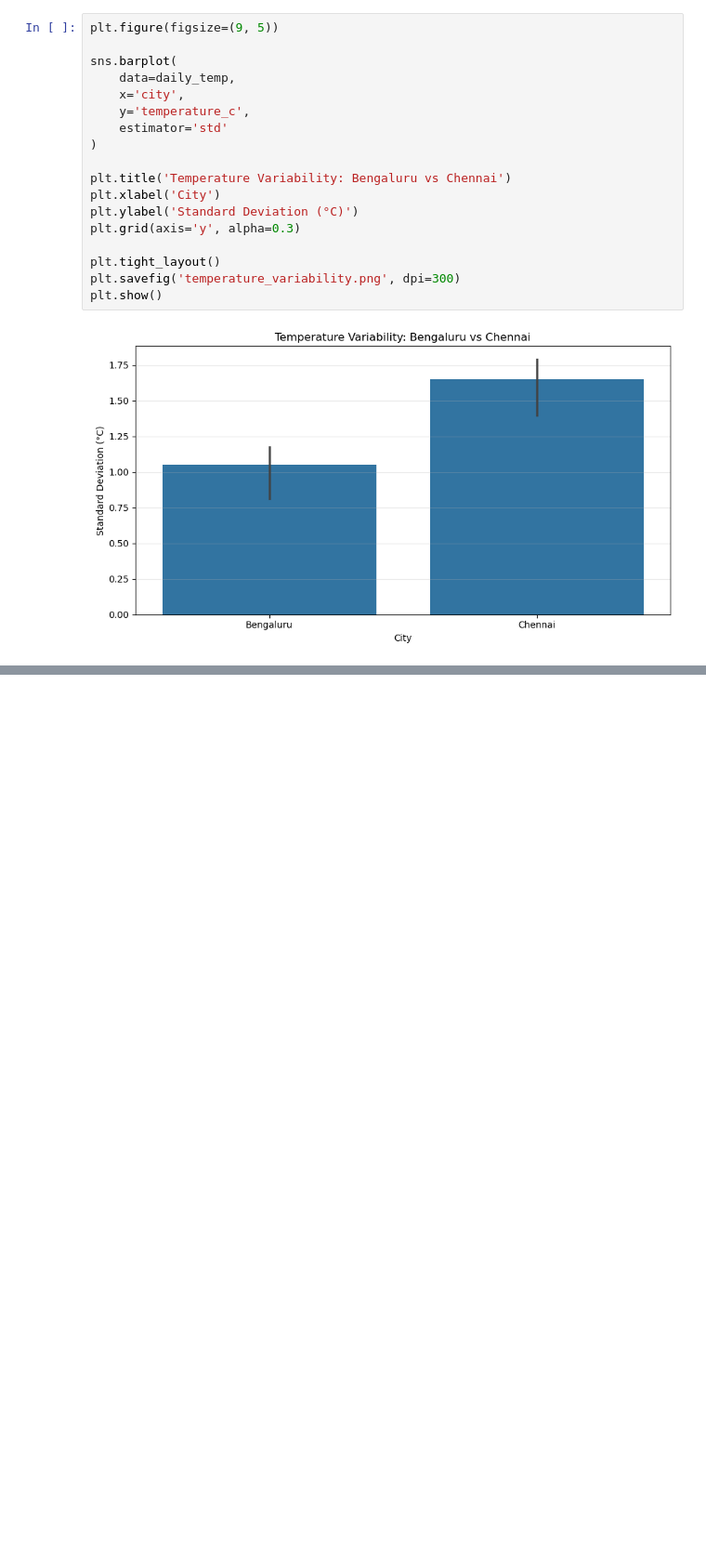
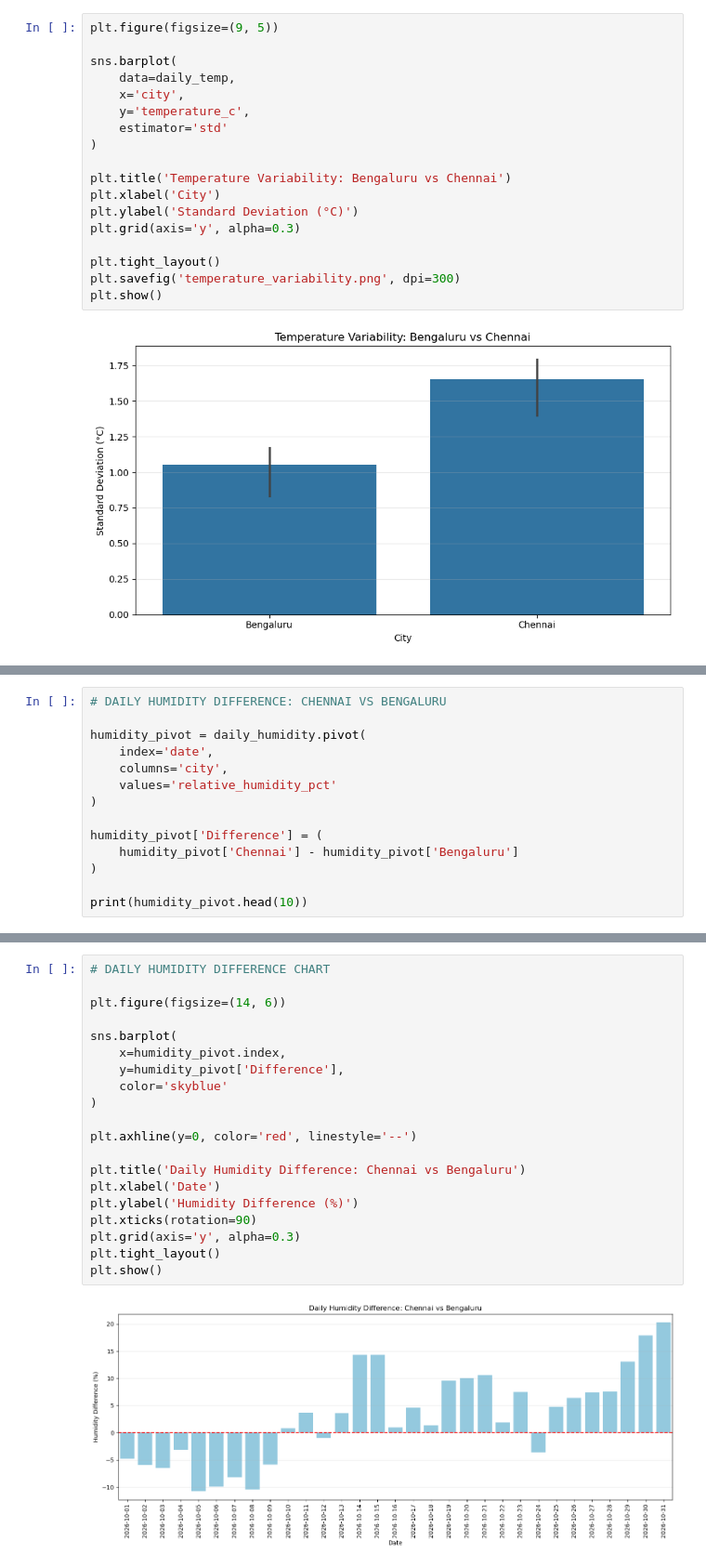
Before and after one commit to shabaz-syed/AtomSync-MicroClimate-Analaytics, a Jupyter notebook: Notebooks/01_data_understanding.ipynb, the cells around one changed output, grey strips where cells are left out. Shown at 93% size. Cells and saved outputs as stored; diff of their text form; blank space fills up the shorter version.

```diff
--- a/Notebooks/01_data_understanding.ipynb
+++ b/Notebooks/01_data_understanding.ipynb
@@ -1635,0 +1657,14 @@ plt.show()
+# %%
+# DAILY HUMIDITY DIFFERENCE: CHENNAI VS BENGALURU
+
+humidity_pivot = daily_humidity.pivot(
+    index='date',
+    columns='city',
+    values='relative_humidity_pct'
+)
+
+humidity_pivot['Difference'] = (
+    humidity_pivot['Chennai'] - humidity_pivot['Bengaluru']
+)
+
+print(humidity_pivot.head(10))
@@ -1635,0 +1684,22 @@ plt.show()
+# %%
+# DAILY HUMIDITY DIFFERENCE CHART
+
+plt.figure(figsize=(14, 6))
+
+sns.barplot(
+    x=humidity_pivot.index,
+    y=humidity_pivot['Difference'],
+    color='skyblue'
+)
+
+plt.axhline(y=0, color='red', linestyle='--')
+
+plt.title('Daily Humidity Difference: Chennai vs Bengaluru')
+plt.xlabel('Date')
+plt.ylabel('Humidity Difference (%)')
+plt.xticks(rotation=90)
+plt.grid(axis='y', alpha=0.3)
+plt.tight_layout()
+plt.show()
+# %% [output]
+[figure, added]
```
Also changed, not shown: parts of 10 cells of this notebook.
